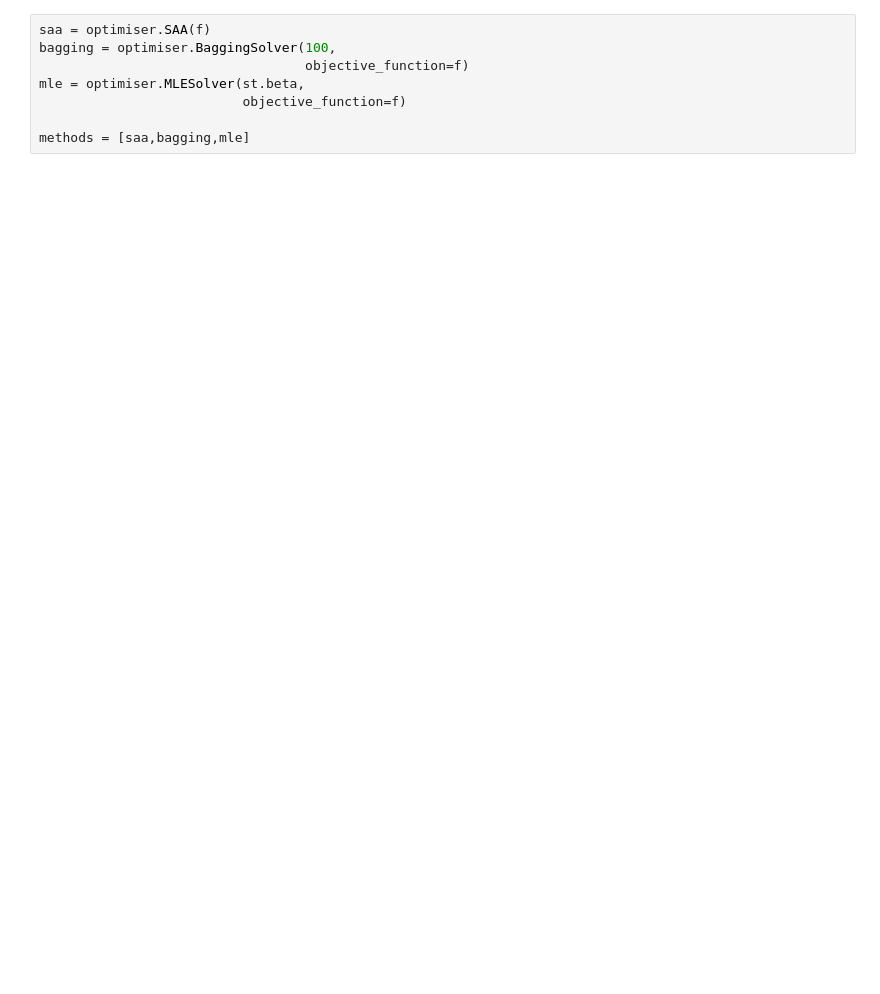
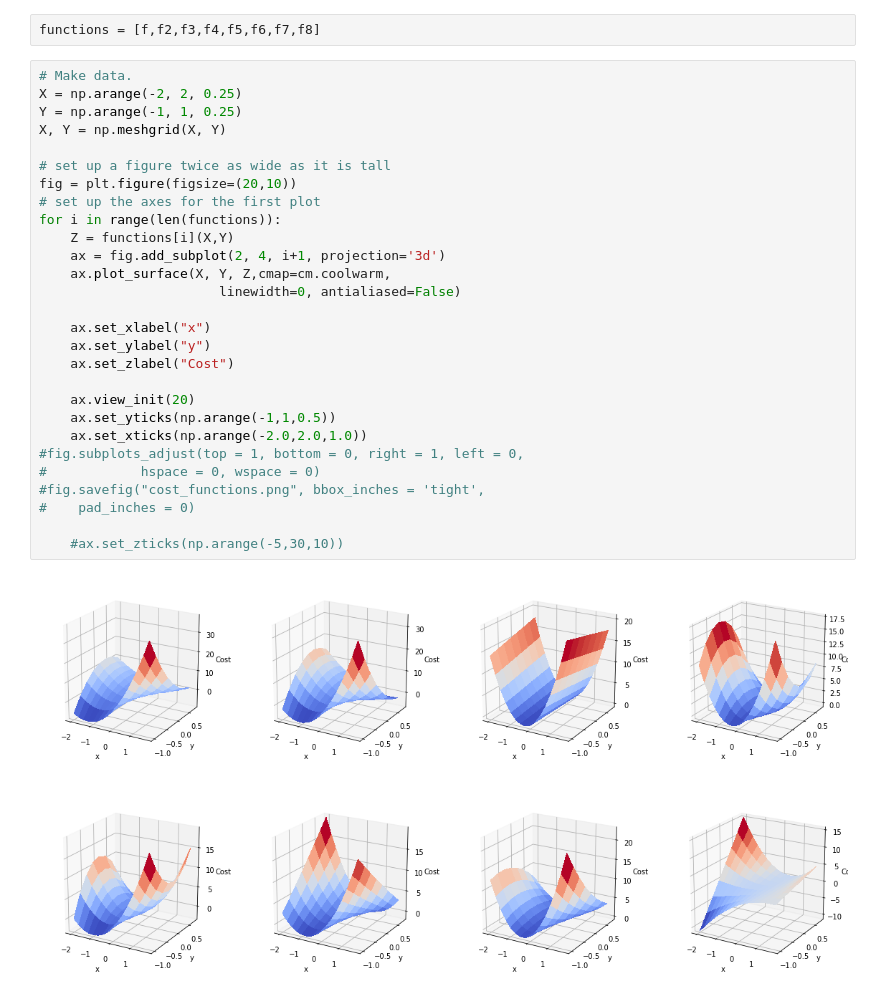
Before and after one commit to harrisonnguyen/stochastic_optimisation, a Jupyter notebook: BetaCostFunction/Beta_experiments.ipynb, the cells around one changed output. Cells and saved outputs as stored; diff of their text form; blank space fills up the shorter version.

```diff
--- a/BetaCostFunction/Beta_experiments.ipynb
+++ b/BetaCostFunction/Beta_experiments.ipynb
@@ -30,9 +81,33 @@ Text(0.5,1,'True Distribution of Y')
-# %%
-saa = optimiser.SAA(f)
-bagging = optimiser.BaggingSolver(100,
-                                  objective_function=f)
-mle = optimiser.MLESolver(st.beta,
-                          objective_function=f)
-
-methods = [saa,bagging,mle]
+# %%
+functions = [f,f2,f3,f4,f5,f6,f7,f8]
+# %%
+# Make data.
+X = np.arange(-2, 2, 0.25)
+Y = np.arange(-1, 1, 0.25)
+X, Y = np.meshgrid(X, Y)
+
+# set up a figure twice as wide as it is tall
+fig = plt.figure(figsize=(20,10))
+# set up the axes for the first plot
+for i in range(len(functions)):
+    Z = functions[i](X,Y)
+    ax = fig.add_subplot(2, 4, i+1, projection='3d')
+    ax.plot_surface(X, Y, Z,cmap=cm.coolwarm,
+                       linewidth=0, antialiased=False)
+
+    ax.set_xlabel("x")
+    ax.set_ylabel("y")
+    ax.set_zlabel("Cost")
+
+    ax.view_init(20)
+    ax.set_yticks(np.arange(-1,1,0.5))
+    ax.set_xticks(np.arange(-2.0,2.0,1.0))
+#fig.subplots_adjust(top = 1, bottom = 0, right = 1, left = 0,
+#            hspace = 0, wspace = 0)
+#fig.savefig("cost_functions.png", bbox_inches = 'tight',
+#    pad_inches = 0)
+
+    #ax.set_zticks(np.arange(-5,30,10))
+# %% [output]
+[figure, added]
 # %%
```
Also changed, not shown: parts of 17 cells of this notebook, 14 other files.
